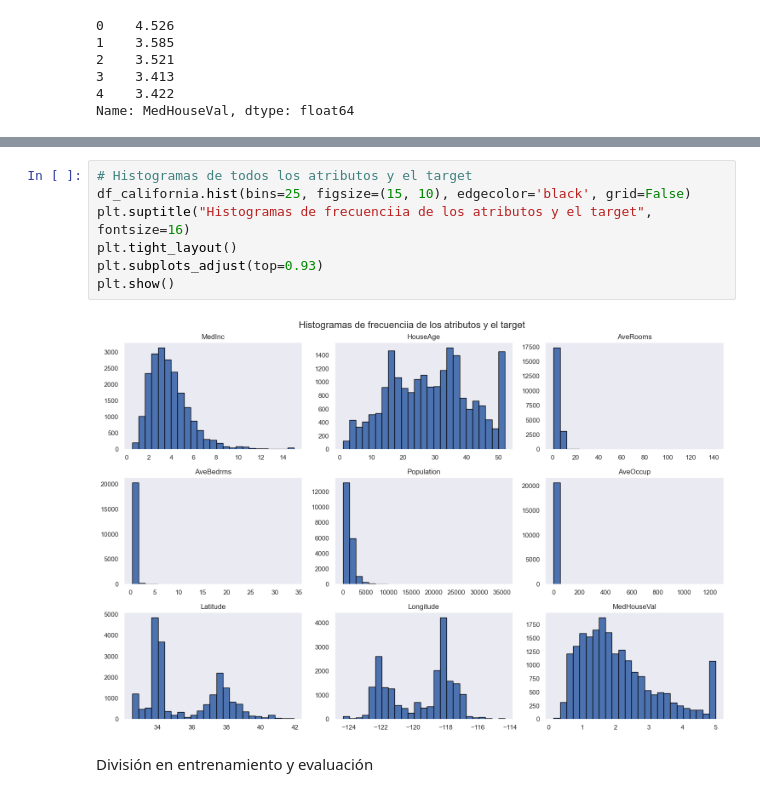
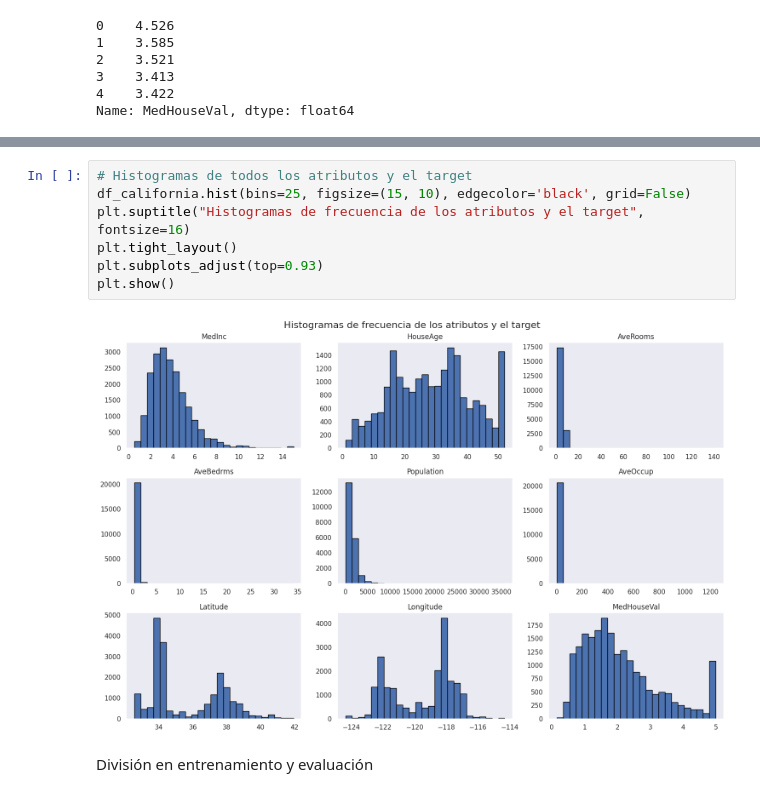
Before and after one commit to ArielMatC/iia-g4, a Jupyter notebook: trabajo_practico_2/regresion.ipynb, the cells around one changed output, grey strips where cells are left out. Saved outputs shown, nothing was run; the diff lists cells and outputs as text.

```diff
--- a/trabajo_practico_2/regresion.ipynb
+++ b/trabajo_practico_2/regresion.ipynb
@@ -112,12 +124,12 @@ plt.show()
 # %%
 # Histogramas de todos los atributos y el target
 df_california.hist(bins=25, figsize=(15, 10), edgecolor='black', grid=False)
-plt.suptitle("Histogramas de frecuenciia de los atributos y el target", fontsize=16)
+plt.suptitle("Histogramas de frecuencia de los atributos y el target", fontsize=16)
 plt.tight_layout()
 plt.subplots_adjust(top=0.93)
 plt.show()
 # %% [output]
-[figure, old version]
+[figure, new version]
 # %% [markdown]
 División en entrenamiento y evaluación
 # %%
```
Also changed, not shown: parts of 17 cells of this notebook, 2 other files.
